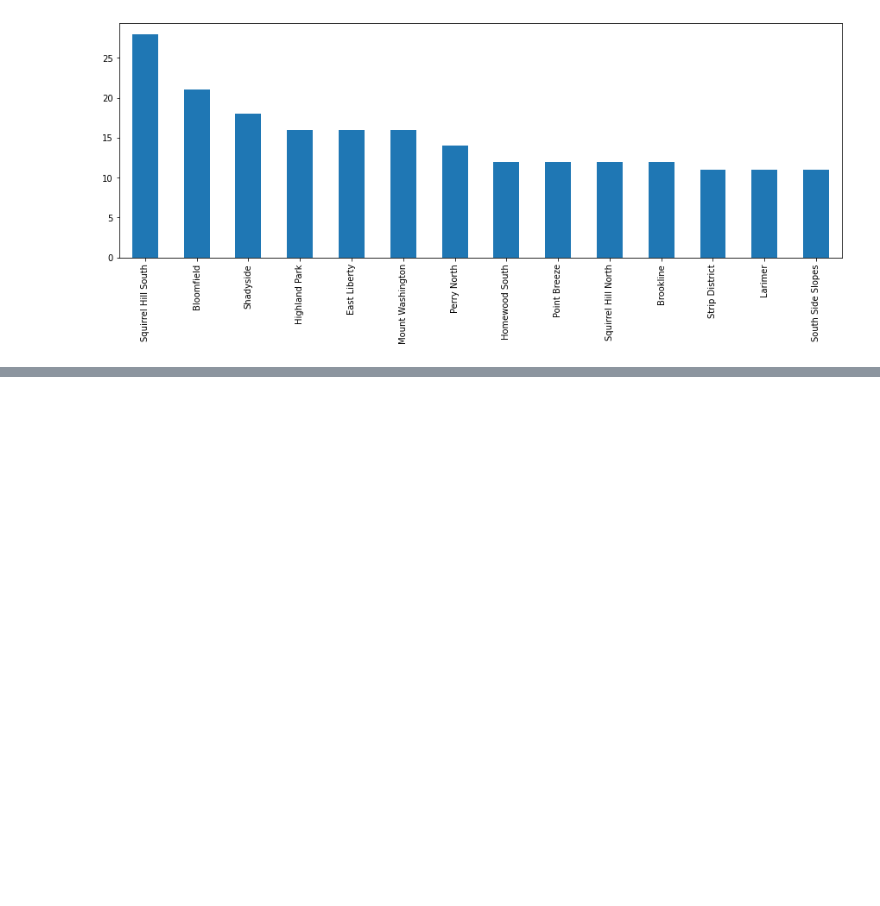
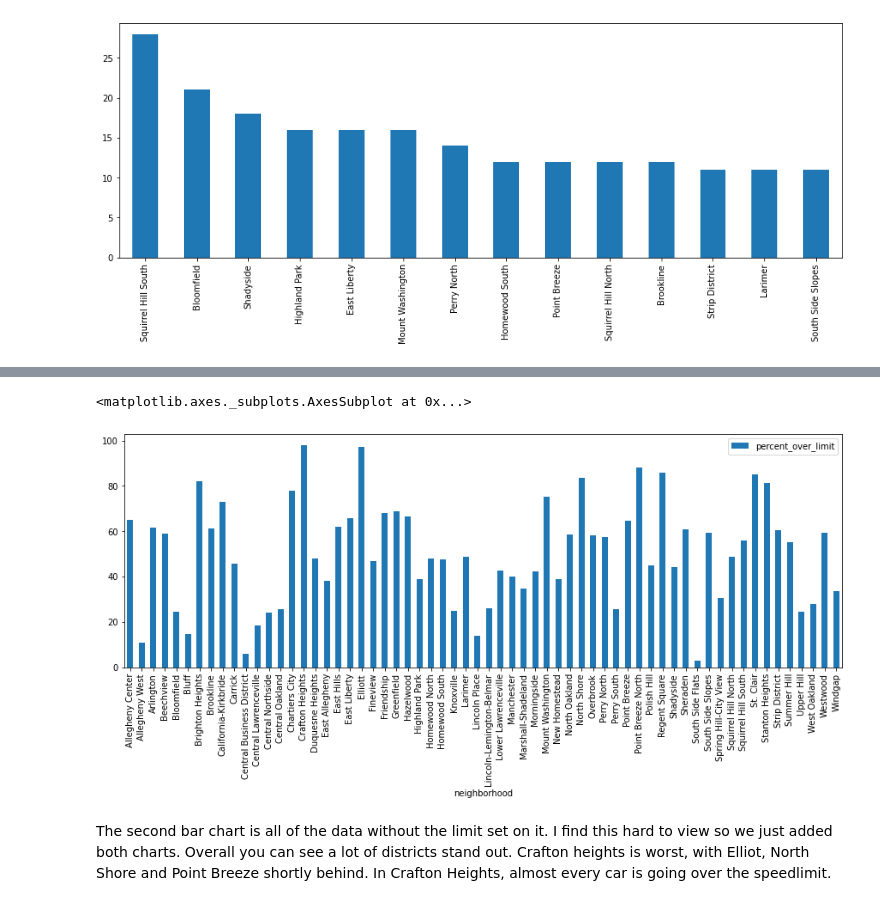
Before and after one commit to rohilkapur03/cmpinf_0010_final, a Jupyter notebook: Ayan.ipynb, the cells around one changed output, grey strips where cells are left out. Cells and saved outputs as stored; diff of their text form; code cells hidden in the pictures; blank space fills up the shorter version.

```diff
--- a/Ayan.ipynb
+++ b/Ayan.ipynb
@@ -18,0 +54,10 @@ traffic_data['neighborhood'].value_counts().loc[lambda x : x>10].plot(kind='bar'
+# %%
+speeding = pd.read_csv('traffic.csv', usecols=["percent_over_limit", "neighborhood"])
+speeding = speeding[speeding['percent_over_limit'].notna()]
+speeding = speeding.groupby(['neighborhood']).mean()
+speeding.plot.bar(figsize=(15,5))
+# %% [output]
+<matplotlib.axes._subplots.AxesSubplot at 0x...>
+[figure, added]
+# %% [markdown]
+The second bar chart is all of the data without the limit set on it. I find this hard to view so we just added both charts. Overall you can see a lot of districts stand out. Crafton heights is worst, with Elliot, North Shore and Point Breeze shortly behind. In Crafton Heights, almost every car is going over the speedlimit.
```
Also changed, not shown: parts of 7 cells of this notebook.
